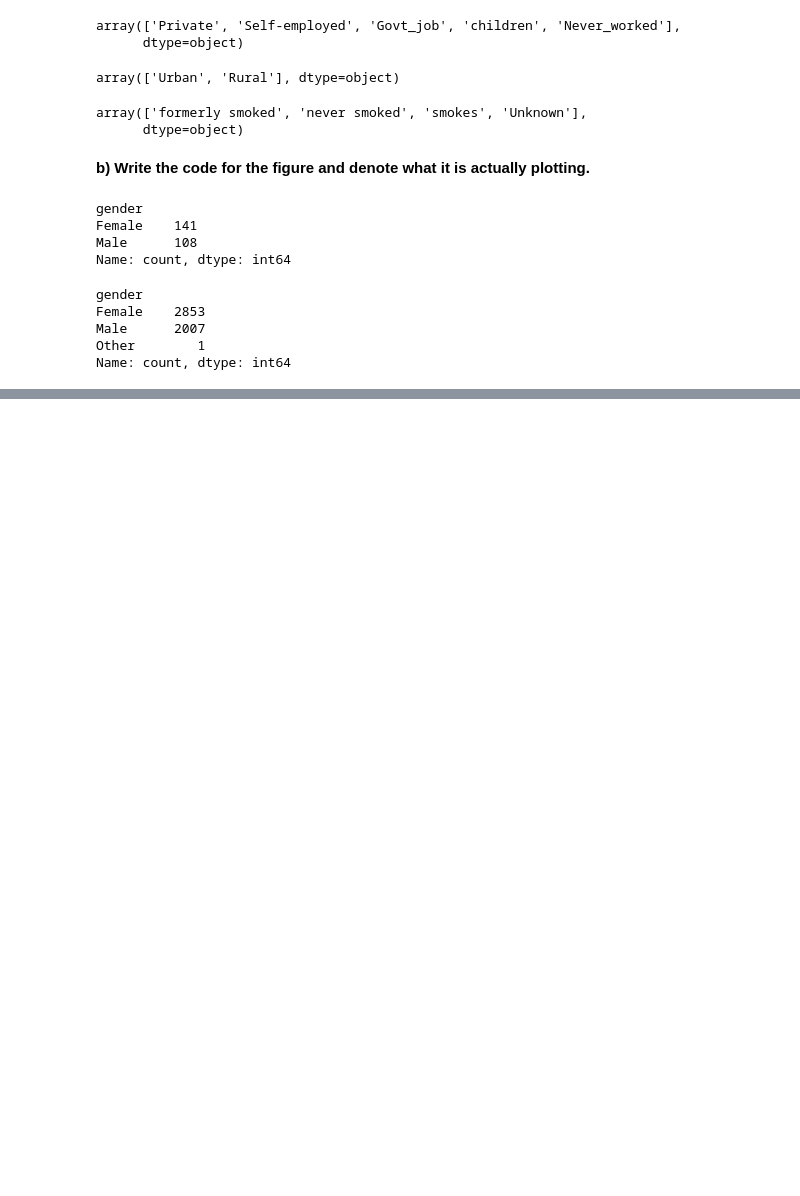
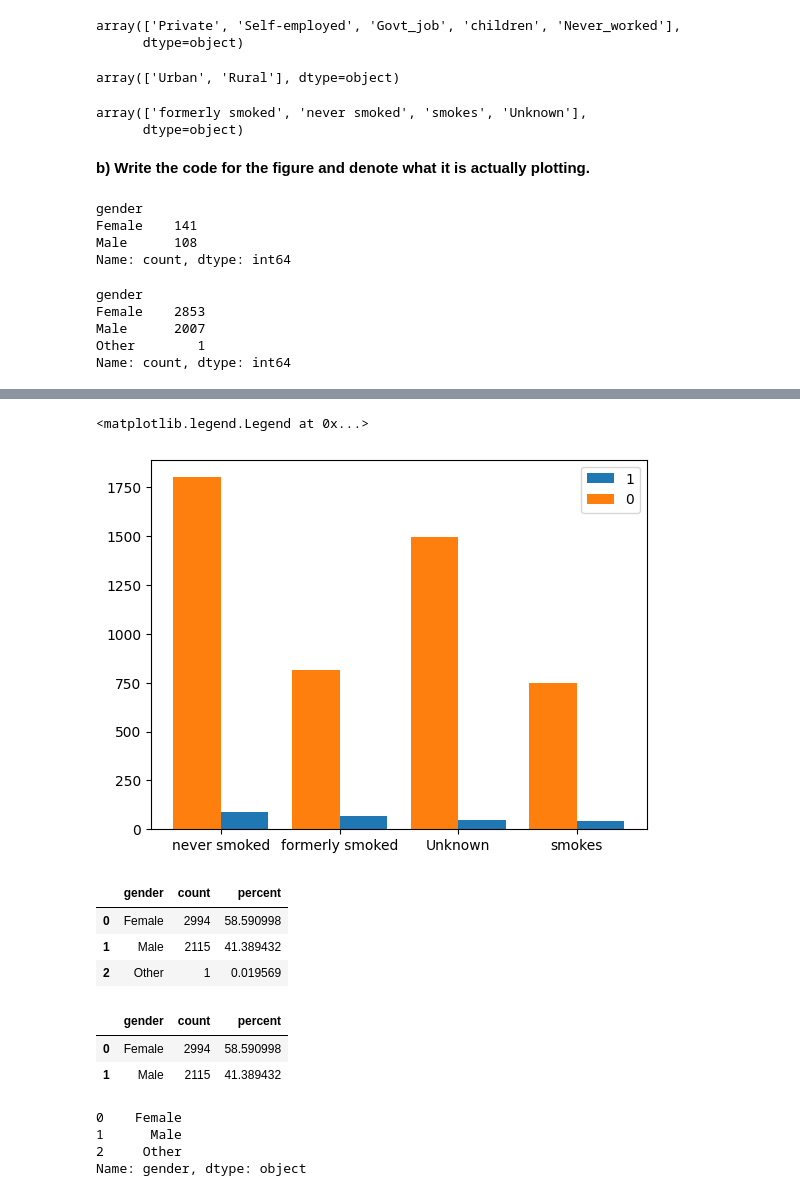
Before and after one commit to Anik-Mushfik/OOP-Theory, a Jupyter notebook: Exams/BC_CT/CT_4.ipynb, the cells around one changed output, grey strips where cells are left out. Cells and saved outputs as stored; diff of their text form; code cells hidden in the pictures; blank space fills up the shorter version.

```diff
--- a/Exams/BC_CT/CT_4.ipynb
+++ b/Exams/BC_CT/CT_4.ipynb
@@ -84,0 +138,33 @@ plt.xticks(x_axis, ['Male', 'Female', 'other'])
+# %%
+stroke_df = df[df['stroke'] == 1]['smoking_status'].value_counts().reset_index()
+non_stroke_df = df[df['stroke'] == 0]['smoking_status'].value_counts().reset_index()
+# %%
+
+plt.bar(stroke_df['smoking_status'], stroke_df['count'], align='edge', width=0.4, label = 1)
+plt.bar(non_stroke_df['smoking_status'], non_stroke_df['count'], align='edge', width=-0.4, label = 0)
+plt.legend()
+# %% [output]
+<matplotlib.legend.Legend at 0x...>
+[figure, added]
+# %%
+gen_df = df['gender'].value_counts().reset_index()
+gen_df['percent'] = (gen_df['count']/ df.shape[0])*100
+gen_df
+# %% [output]
+|  | gender | count | percent |
+| 0 | Female | 2994 | 58.590998 |
+| 1 | Male | 2115 | 41.389432 |
+| 2 | Other | 1 | 0.019569 |
+# %%
+gen_df.loc[[0,1]]
+# %% [output]
+|  | gender | count | percent |
+| 0 | Female | 2994 | 58.590998 |
+| 1 | Male | 2115 | 41.389432 |
+# %%
+gen_df.gender
+# %% [output]
+0    Female
+1      Male
+2     Other
+Name: gender, dtype: object
```
Also changed, not shown: parts of 8 cells of this notebook, 1 other file.
